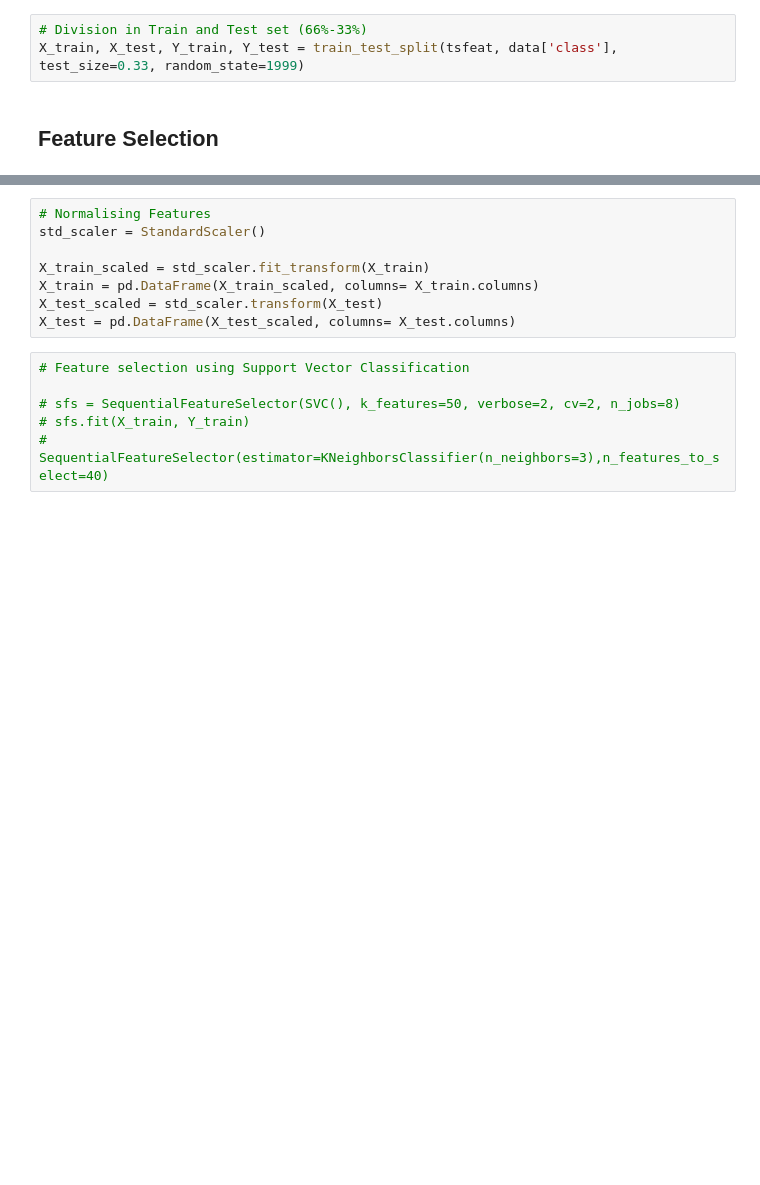
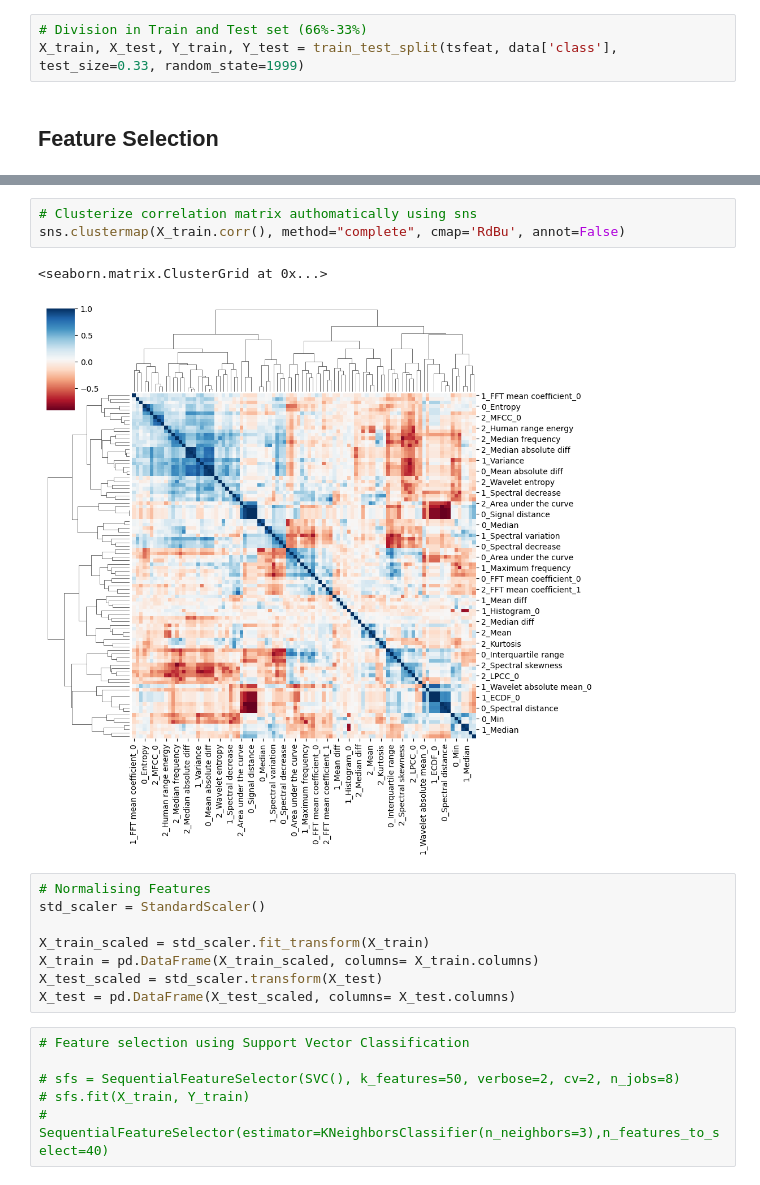
Before and after one commit to SmearyTundra/slhd-challenge, a Jupyter notebook: notebooks/preprocess.ipynb, the cells around one changed output, grey strips where cells are left out. Saved outputs shown, nothing was run; the diff lists cells and outputs as text; blank space fills up the shorter version.

```diff
--- a/notebooks/preprocess.ipynb
+++ b/notebooks/preprocess.ipynb
@@ -190,3 +273,9 @@ plt.show()
+# %%
+# Clusterize correlation matrix authomatically using sns
+sns.clustermap(X_train.corr(), method="complete", cmap='RdBu', annot=False)
+# %% [output]
+<seaborn.matrix.ClusterGrid at 0x...>
+[figure, added]
 # %%
 # Normalising Features
 std_scaler = StandardScaler()
```
Also changed, not shown: parts of 9 cells of this notebook.
